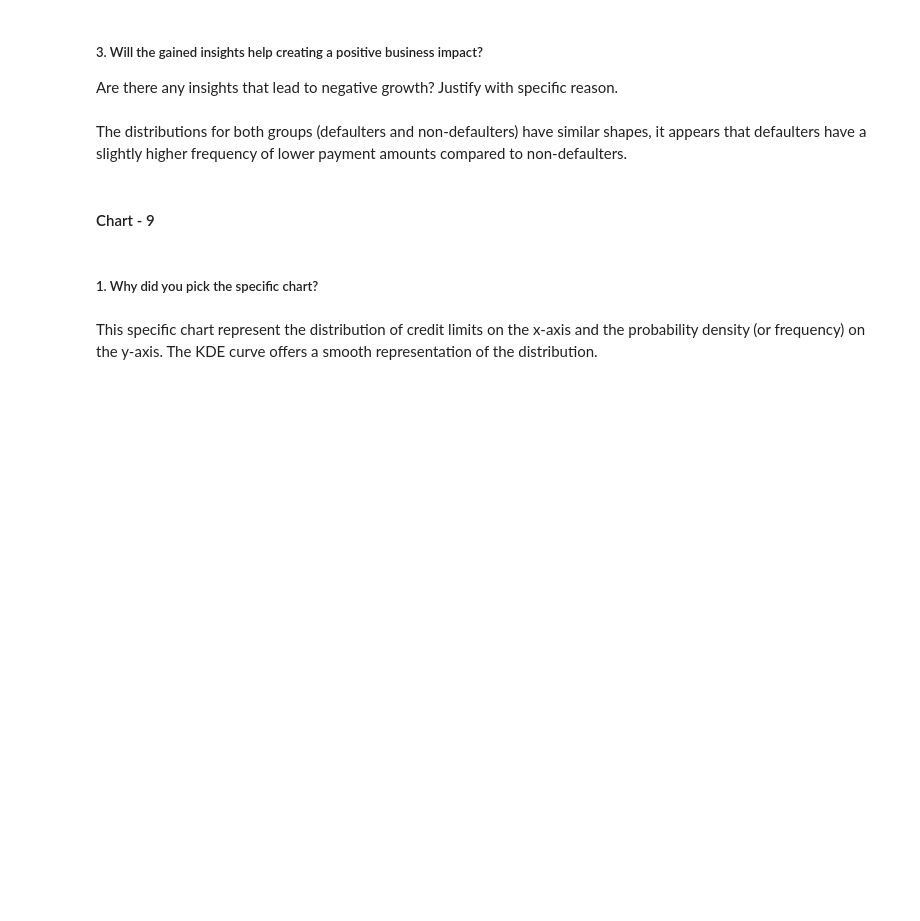
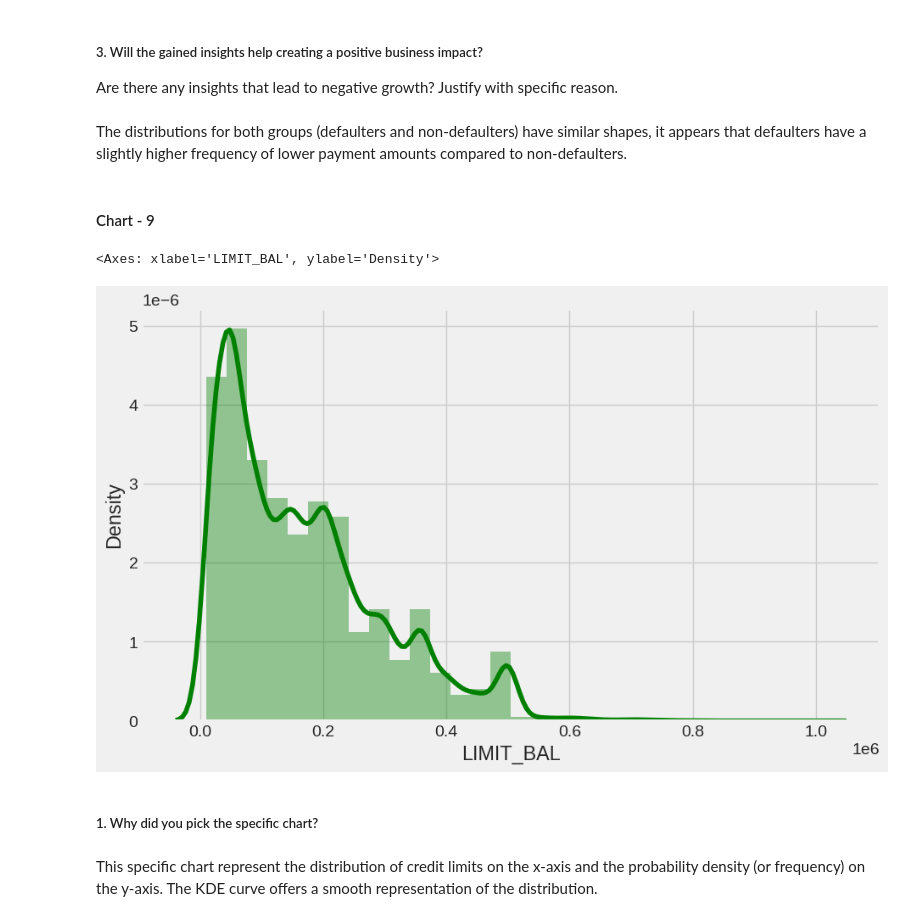
Before and after one commit to DharmendraYadav96/Credit-Card-Default-Prediction, a Jupyter notebook: Credit_Card_Default_Prediction.ipynb, the cells around one changed output. Cells and saved outputs as stored; diff of their text form; code cells hidden in the pictures; blank space fills up the shorter version.

```diff
--- a/Credit_Card_Default_Prediction.ipynb
+++ b/Credit_Card_Default_Prediction.ipynb
@@ -538,9 +695,12 @@ The distributions for both groups (defaulters and non-defaulters) have similar s
 # %%
 # Chart - 9 visualization code
 # Creating a distplot for "LIMIT_BAL"
 plt.style.use('fivethirtyeight')
 plt.figure(figsize=(10,6))
-sns.distplot(df['LIMIT_BAL'],kde=True,bins=30)
+sns.distplot(df['LIMIT_BAL'],kde=True,bins=30, color = 'g')
+# %% [output]
+<Axes: xlabel='LIMIT_BAL', ylabel='Density'>
+[figure, added]
 # %% [markdown]
 ##### 1. Why did you pick the specific chart?
 # %% [markdown]
```
Also changed, not shown: parts of 158 cells of this notebook.
